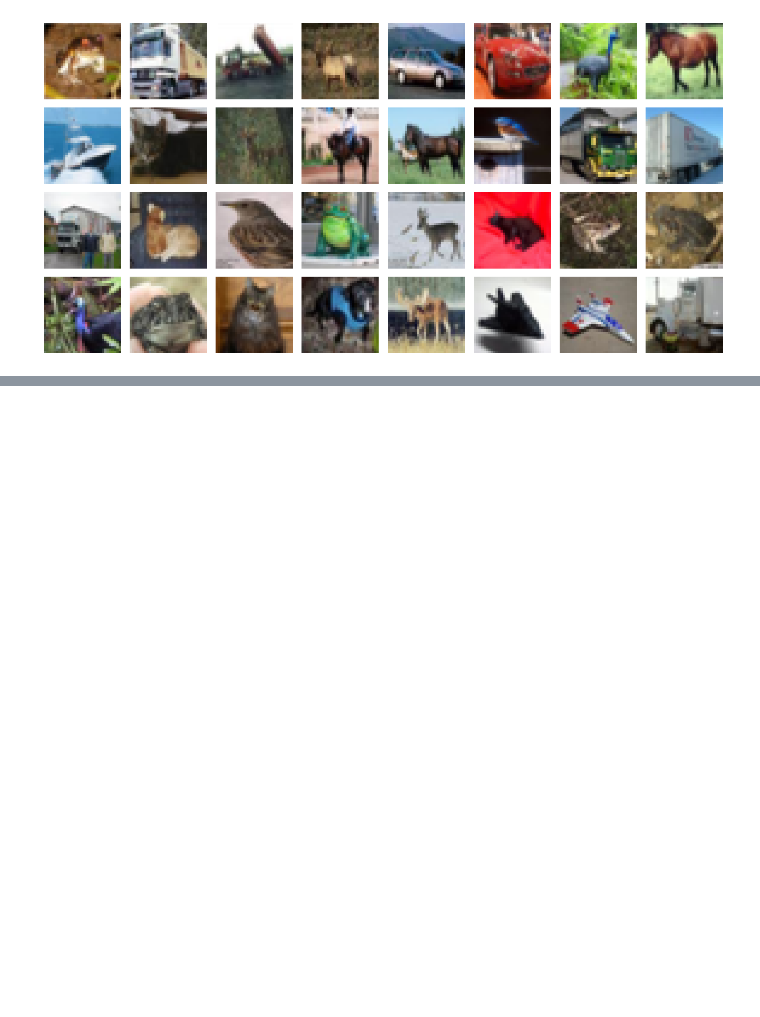
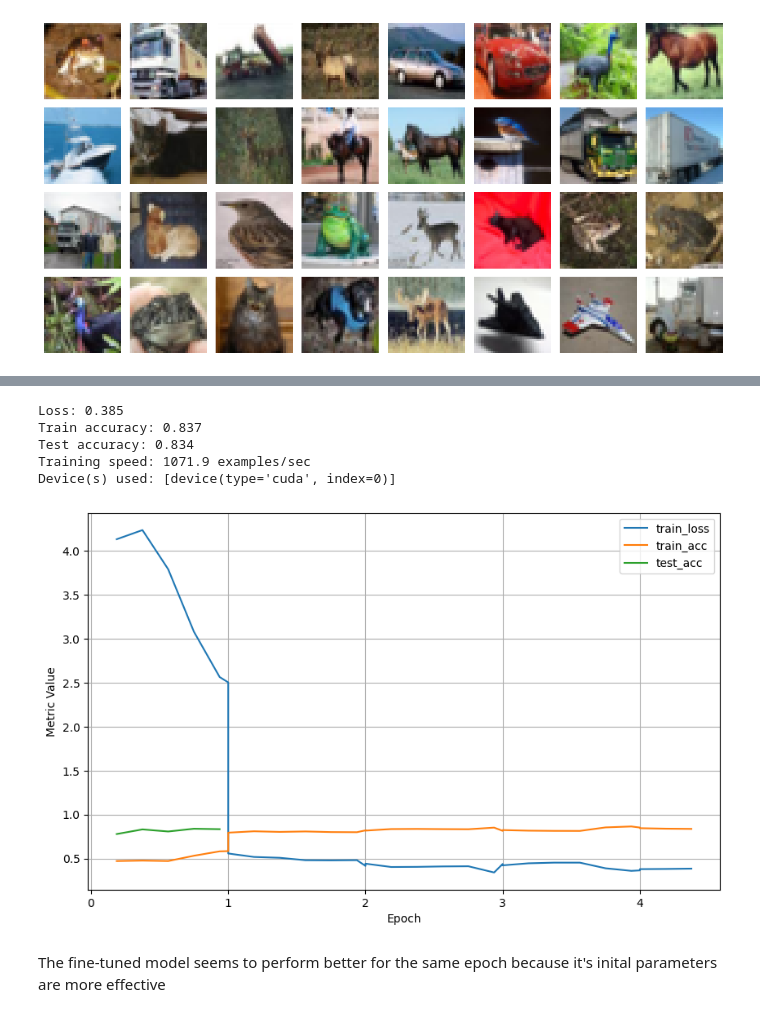
Before and after one commit to ishaanpaul98/Deep-Learning, a Jupyter notebook: Computer Vision/cv.ipynb, the cells around one changed output, grey strips where cells are left out. Drawn from its saved outputs; the diff is of its cells as text; code cells hidden in the pictures; blank space fills up the shorter version.

```diff
--- a/Computer Vision/cv.ipynb
+++ b/Computer Vision/cv.ipynb
@@ -96,0 +390,13 @@ test_augs = torchvision.transforms.Compose([
+# %%
+scratch_net = torchvision.models.resnet18()
+scratch_net.fc = nn.Linear(scratch_net.fc.in_features, 2)
+train_fine_tuning(scratch_net, 5e-4, param_group=False)
+# %% [output]
+Loss: 0.385
+Train accuracy: 0.837
+Test accuracy: 0.834
+Training speed: 1071.9 examples/sec
+Device(s) used: [device(type='cuda', index=0)]
+[figure, added]
+# %% [markdown]
+The fine-tuned model seems to perform better for the same epoch because it's inital parameters are more effective
```
Also changed, not shown: parts of 27 cells of this notebook, 1 other file.
